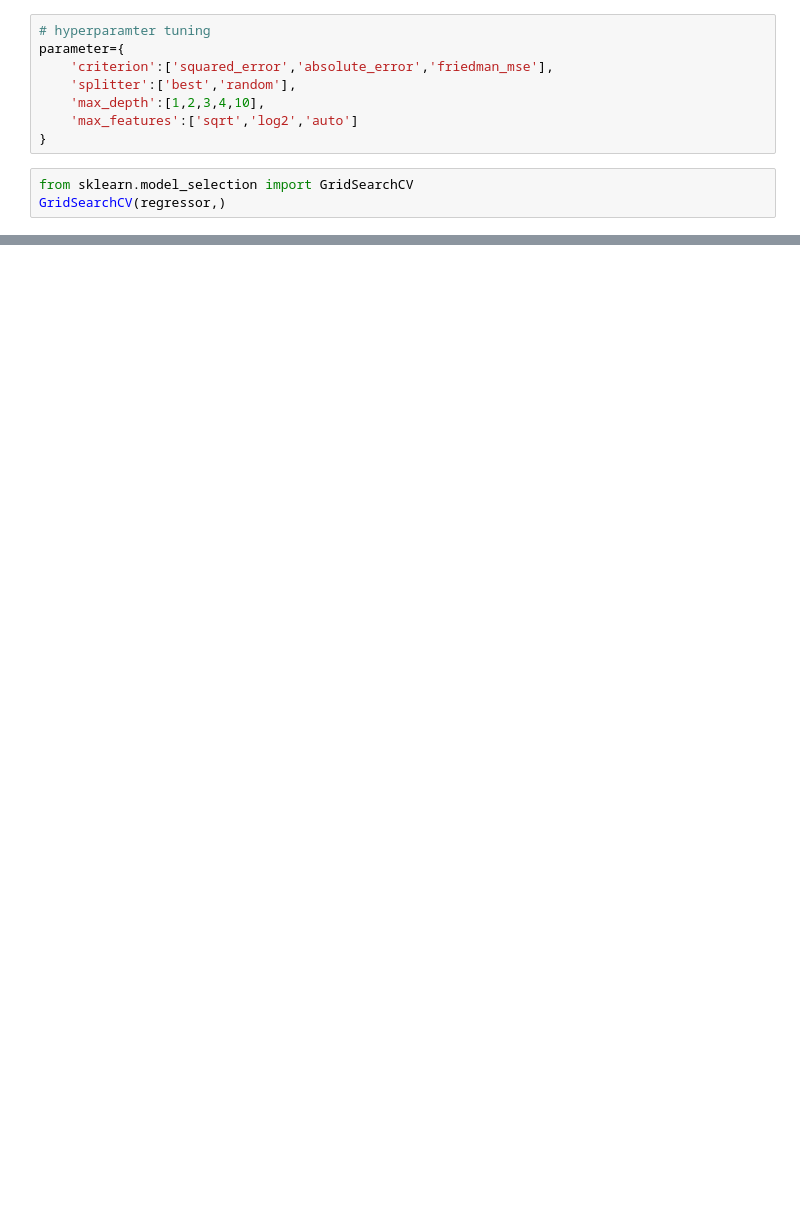
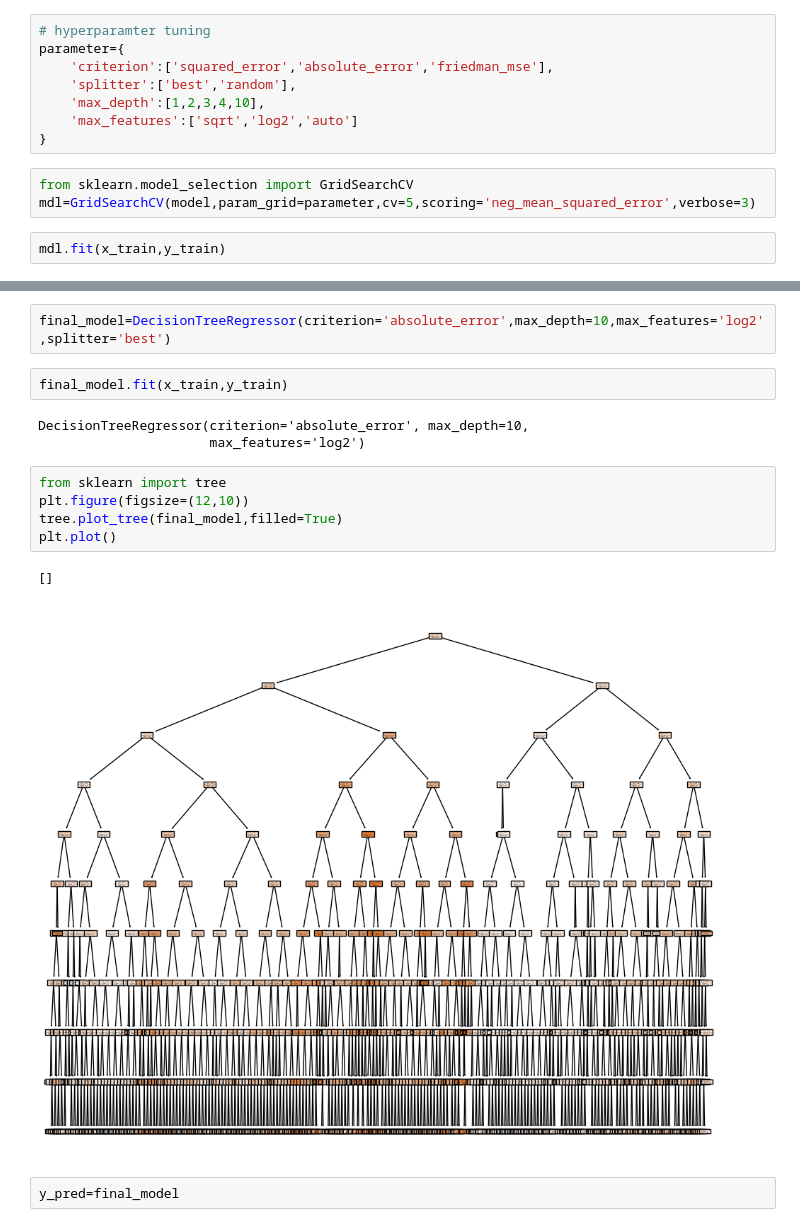
Before and after one commit to arybadj/machine-learning, a Jupyter notebook: decision tree/dt-reg-1.ipynb, the cells around one changed output, grey strips where cells are left out. Saved outputs shown, nothing was run; the diff lists cells and outputs as text; blank space fills up the shorter version.

```diff
--- a/decision tree/dt-reg-1.ipynb
+++ b/decision tree/dt-reg-1.ipynb
@@ -126,4 +126,6 @@ parameter={
 }
 # %%
 from sklearn.model_selection import GridSearchCV
-GridSearchCV(regressor,)
+mdl=GridSearchCV(model,param_grid=parameter,cv=5,scoring='neg_mean_squared_error',verbose=3)
+# %%
+mdl.fit(x_train,y_train)
@@ -129,0 +164,17 @@ GridSearchCV(regressor,)
+# %%
+final_model=DecisionTreeRegressor(criterion='absolute_error',max_depth=10,max_features='log2',splitter='best')
+# %%
+final_model.fit(x_train,y_train)
+# %% [output]
+DecisionTreeRegressor(criterion='absolute_error', max_depth=10,
+                      max_features='log2')
+# %%
+from sklearn import tree
+plt.figure(figsize=(12,10))
+tree.plot_tree(final_model,filled=True)
+plt.plot()
+# %% [output]
+[]
+[figure, added]
+# %%
+y_pred=final_model
```
Also changed, not shown: parts of 6 cells of this notebook.
